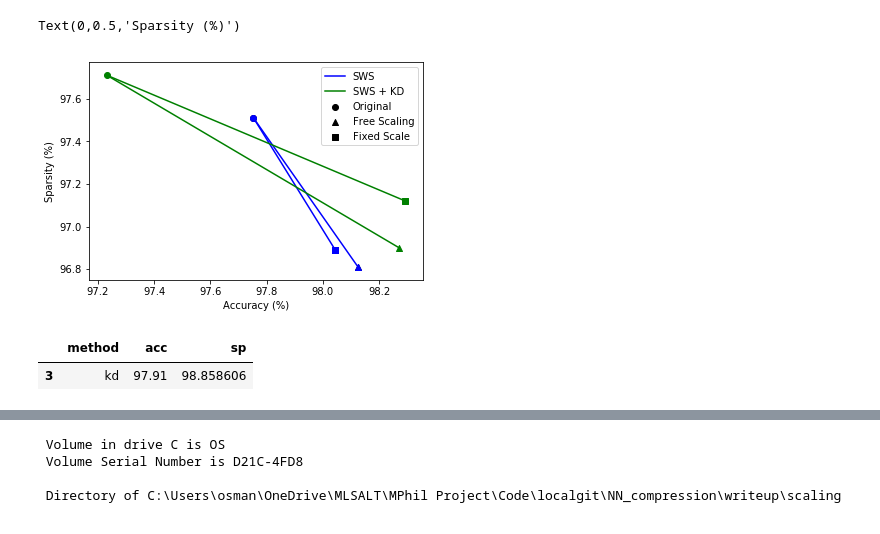
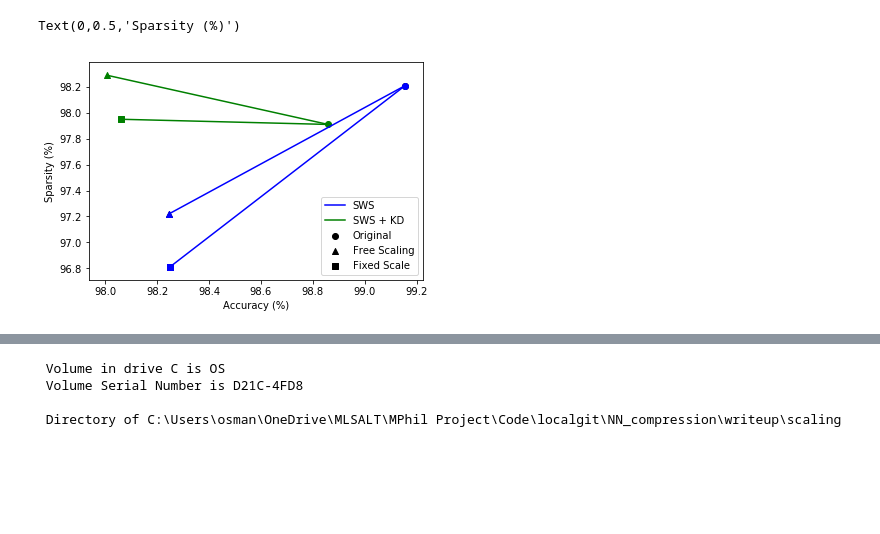
Before and after one commit to okz12/NN_compression, a Jupyter notebook: writeup/scaling/scaling_vis.ipynb, the cells around one changed output, grey strips where cells are left out. Saved outputs shown, nothing was run; the diff lists cells and outputs as text; code cells hidden in the pictures; blank space fills up the shorter version.

```diff
--- a/writeup/scaling/scaling_vis.ipynb
+++ b/writeup/scaling/scaling_vis.ipynb
@@ -27,7 +27,7 @@ from utils_write import loadfile, stack_weights, cr_calc
 #SWS w/ Scale
 #SWS w/ Scale fixed
 dset = "mnist"
-model = "LeNet_300_100"
+model = "SWSModel"
 #model = "LeNet_300_100"
 
 
@@ -64,36 +64,31 @@ kd = s_exp.query("method == \'kd\'")
 kds = s_exp.query("method == \'kds\'")
 kdsf = s_exp.query("method == \'kdsf\'")
 
 
 ### Building Legend
 plt.scatter(s['sp'], s['acc'],  color = 'k', marker = 'o', label = "Original")
 plt.scatter(ss['sp'], ss['acc'],  color = 'k', marker = '^', label = "Free Scaling")
 plt.scatter(ssf['sp'], ssf['acc'],  color = 'k', marker = 's', label = "Fixed Scale")
 
 #Plot lines
 plt.plot([float(s['sp']), float(ss['sp'])], [float(s['acc']), float(ss['acc'])], color = 'b', label = "SWS")
 plt.plot([float(s['sp']), float(ssf['sp'])], [float(s['acc']), float(ssf['acc'])], color = 'b')
 plt.plot([float(kd['sp']), float(kds['sp'])], [float(kd['acc']), float(kds['acc'])], color = 'g', label = "SWS + KD")
 plt.plot([float(kd['sp']), float(kdsf['sp'])], [float(kd['acc']), float(kdsf['acc'])],color = 'g')
 
 plt.legend()
 
 #Plot scatter
 plt.scatter(s['sp'], s['acc'],  color = 'b', marker = 'o', label = "Original")
 plt.scatter(ss['sp'], ss['acc'], color = 'b', marker = '^', label = "Free Scaling")
 plt.scatter(ssf['sp'], ssf['acc'], color = 'b', marker = 's', label = "Fixed Scale")
 
 plt.scatter(kd['sp'], kd['acc'], color = 'g', marker = 'o')
 plt.scatter(kds['sp'], kds['acc'], color = 'g', marker = '^')
 plt.scatter(kdsf['sp'], kdsf['acc'], color = 'g', marker = 's')
 
 plt.xlabel('Accuracy (%)')
 plt.ylabel('Sparsity (%)')
 # %% [output]
 Text(0,0.5,'Sparsity (%)')
-[figure, old version]
+[figure, new version]
-# %%
-kd
-# %% [output]
-|  | method | acc | sp |
-| 3 | kd | 97.91 | 98.858606 |
```
Also changed, not shown: parts of 1 cell of this notebook, 1 other file.
